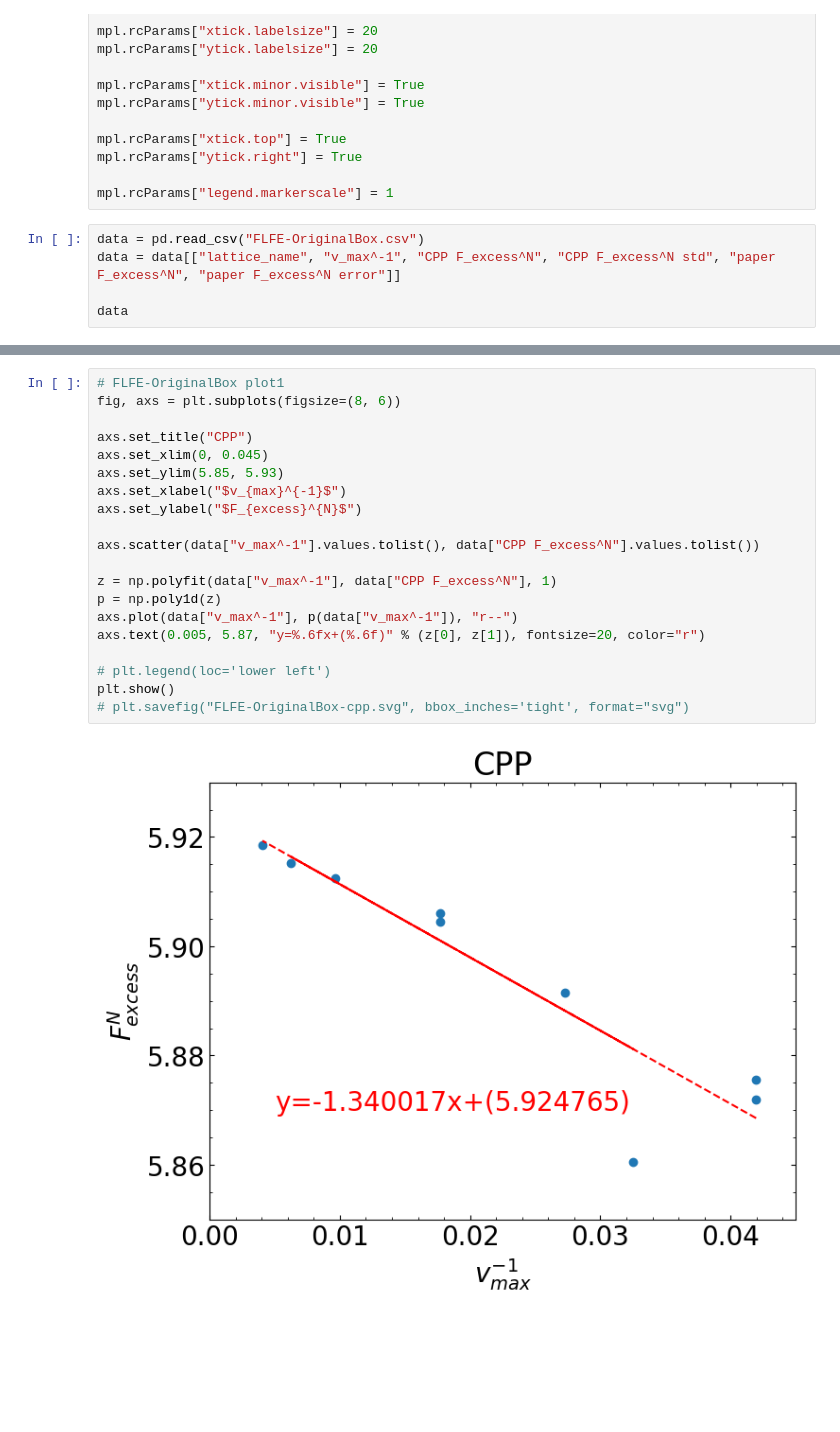
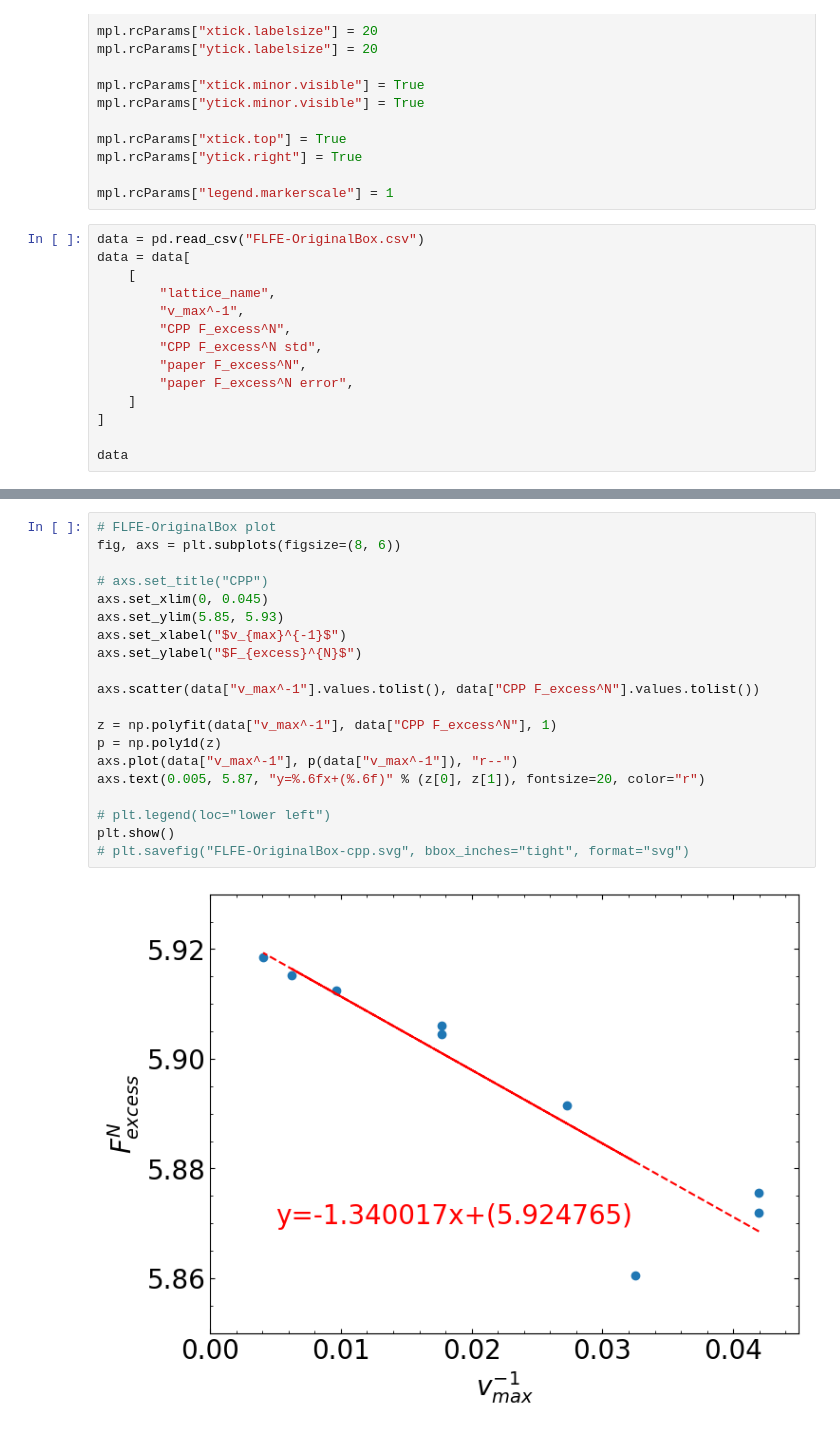
Before and after one commit to Harry-Zhu-45/frenkel-ladd, a Jupyter notebook: FLFE-ploting.ipynb, the cells around one changed output, grey strips where cells are left out. Saved outputs shown, nothing was run; the diff lists cells and outputs as text; blank space fills up the shorter version.

Commit message:
pref(FLFE-ploting): 修改了部分绘图代码

```diff
--- a/FLFE-ploting.ipynb
+++ b/FLFE-ploting.ipynb
@@ -23,7 +23,16 @@ mpl.rcParams["ytick.right"] = True
 mpl.rcParams["legend.markerscale"] = 1
 # %%
 data = pd.read_csv("FLFE-OriginalBox.csv")
-data = data[["lattice_name", "v_max^-1", "CPP F_excess^N", "CPP F_excess^N std", "paper F_excess^N", "paper F_excess^N error"]]
+data = data[
+    [
+        "lattice_name",
+        "v_max^-1",
+        "CPP F_excess^N",
+        "CPP F_excess^N std",
+        "paper F_excess^N",
+        "paper F_excess^N error",
+    ]
+]
 
 data
 # %% [output]
@@ -38,25 +47,25 @@ data
 | 7 | fcc cubic 3 | 0.009638 | 5.912437 | 0.001295 | 5.9117 | 0.0030 |
 | 8 | fcc cubic 4 | 0.004066 | 5.918467 | 0.001528 | 5.9208 | 0.0021 |
 # %%
-# FLFE-OriginalBox plot1
+# FLFE-OriginalBox plot
 fig, axs = plt.subplots(figsize=(8, 6))
 
-axs.set_title("CPP")
+# axs.set_title("CPP")
 axs.set_xlim(0, 0.045)
 axs.set_ylim(5.85, 5.93)
 axs.set_xlabel("$v_{max}^{-1}$")
 axs.set_ylabel("$F_{excess}^{N}$")
 
 axs.scatter(data["v_max^-1"].values.tolist(), data["CPP F_excess^N"].values.tolist())
 
 z = np.polyfit(data["v_max^-1"], data["CPP F_excess^N"], 1)
 p = np.poly1d(z)
 axs.plot(data["v_max^-1"], p(data["v_max^-1"]), "r--")
 axs.text(0.005, 5.87, "y=%.6fx+(%.6f)" % (z[0], z[1]), fontsize=20, color="r")
 
-# plt.legend(loc='lower left')
+# plt.legend(loc="lower left")
 plt.show()
-# plt.savefig("FLFE-OriginalBox-cpp.svg", bbox_inches='tight', format="svg")
+# plt.savefig("FLFE-OriginalBox-cpp.svg", bbox_inches="tight", format="svg")
 # %% [output]
-[figure, old version]
+[figure, new version]
 # %%
```
Also changed, not shown: parts of 7 cells of this notebook.
